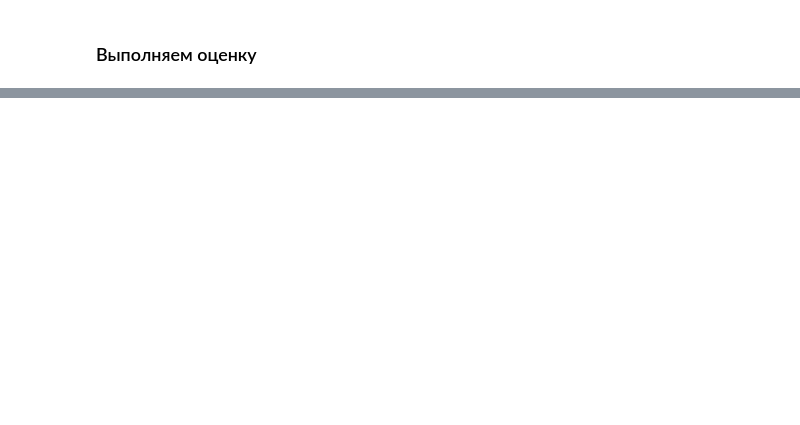
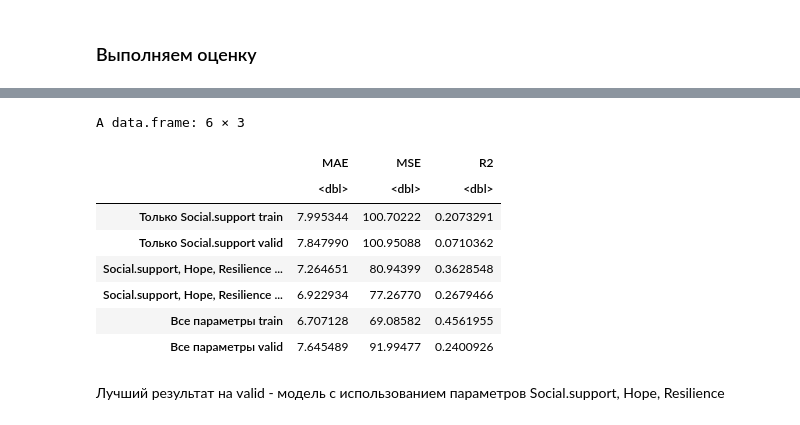
Before and after one commit to VitalyGladyshev/med_work, a Jupyter notebook: Med_Stat_HW_8_Prj.ipynb, the cells around one changed output, grey strips where cells are left out. Cells and saved outputs as stored; diff of their text form; code cells hidden in the pictures; blank space fills up the shorter version.

```diff
--- a/Med_Stat_HW_8_Prj.ipynb
+++ b/Med_Stat_HW_8_Prj.ipynb
@@ -435,0 +534,4 @@ dataValid <- data_ptsd[-trainIndex,]
+# %%
+model_shr <- lm(PTSD.symptoms ~ Social.support + Hope + Resilience, data = dataTrain)
+
+summary(model_shr)
@@ -435,0 +559,16 @@ dataValid <- data_ptsd[-trainIndex,]
+# %%
+predictions_tr_shr <- predict(model_shr, dataTrain)
+
+mae_t_shr <- mean(abs(predictions_tr_shr - dataTrain$PTSD.symptoms))
+mse_t_shr <- mean((predictions_tr_shr - dataTrain$PTSD.symptoms)^2)
+r2_t_shr <- cor(predictions_tr_shr, dataTrain$PTSD.symptoms)^2
+
+evaluation_metrics_t_shr <- data.frame(MAE = mae_t_shr, MSE = mse_t_shr, R2 = r2_t_shr)
+# %%
+predictions_shr <- predict(model_shr, dataValid)
+
+mae_shr <- mean(abs(predictions_shr - dataValid$PTSD.symptoms))
+mse_shr <- mean((predictions_shr - dataValid$PTSD.symptoms)^2)
+r2_shr <- cor(predictions_shr, dataValid$PTSD.symptoms)^2
+
+evaluation_metrics_shr <- data.frame(MAE = mae_shr, MSE = mse_shr, R2 = r2_shr)
@@ -489,0 +646,4 @@ print(evaluation_metrics)
+# %%
+evaluation_m <- data.frame(MAE = c(mae_t_s, mae_s, mae_t_shr, mae_shr, mae_t, mae),
+    MSE = c(mse_t_s, mse_s, mse_t_shr, mse_shr, mse_t, mse), R2 = c(r2_t_s, r2_s, r2_t_shr, r2_shr, r2_t, r2))
+evaluation_m
@@ -489,0 +665,14 @@ print(evaluation_metrics)
+# %%
+evaluation_m
+# %% [output]
+A data.frame: 6 × 3
+|  | MAE | MSE | R2 |
+|  | <dbl> | <dbl> | <dbl> |
+| Только Social.support train | 7.995344 | 100.70222 | 0.2073291 |
+| Только Social.support valid | 7.847990 | 100.95088 | 0.0710362 |
+| Social.support, Hope, Resilience ... | 7.264651 | 80.94399 | 0.3628548 |
+| Social.support, Hope, Resilience ... | 6.922934 | 77.26770 | 0.2679466 |
+| Все параметры train | 6.707128 | 69.08582 | 0.4561955 |
+| Все параметры valid | 7.645489 | 91.99477 | 0.2400926 |
+# %% [markdown]
+Лучший результат на valid - модель с использованием параметров Social.support, Hope, Resilience
```
Also changed, not shown: parts of 29 cells of this notebook.
